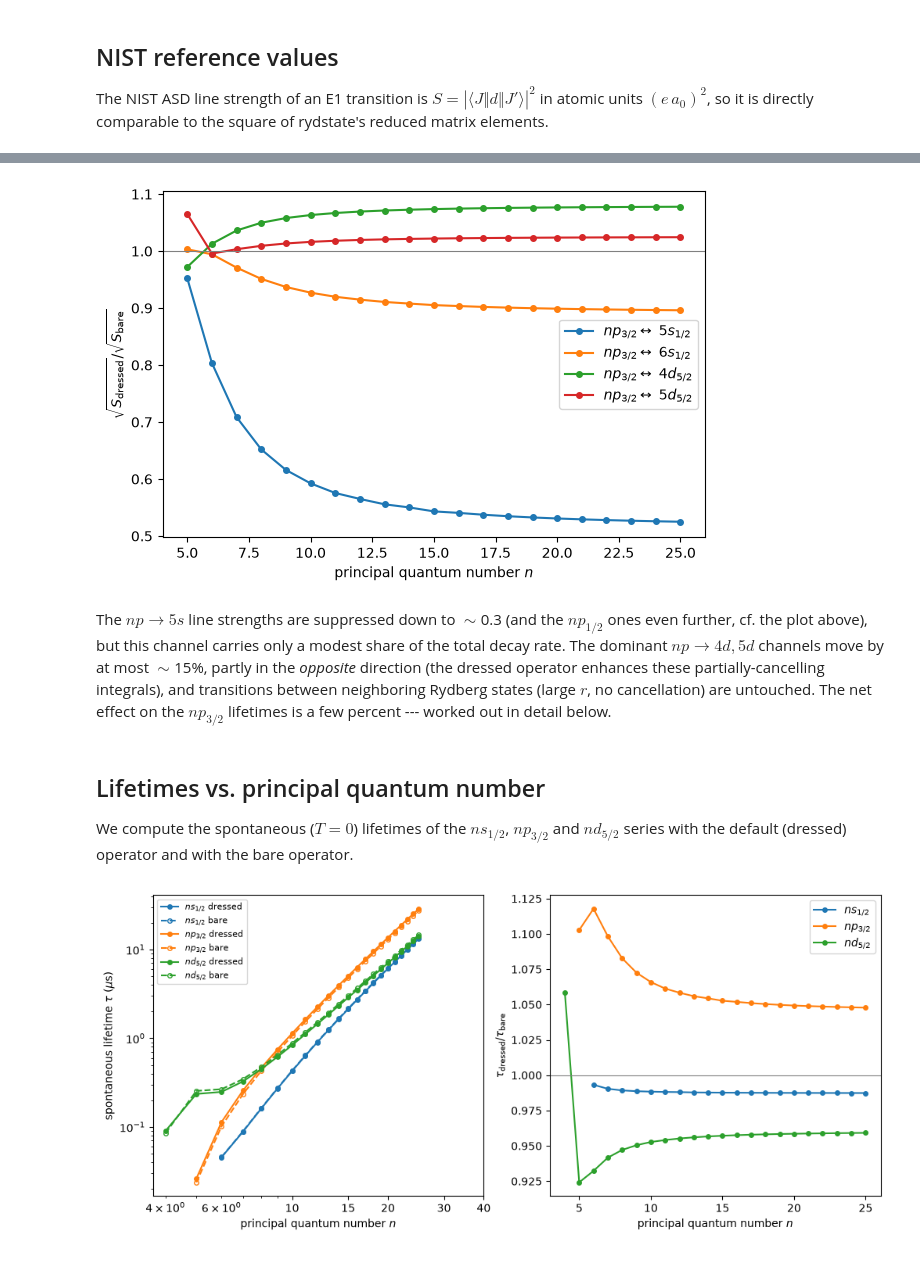
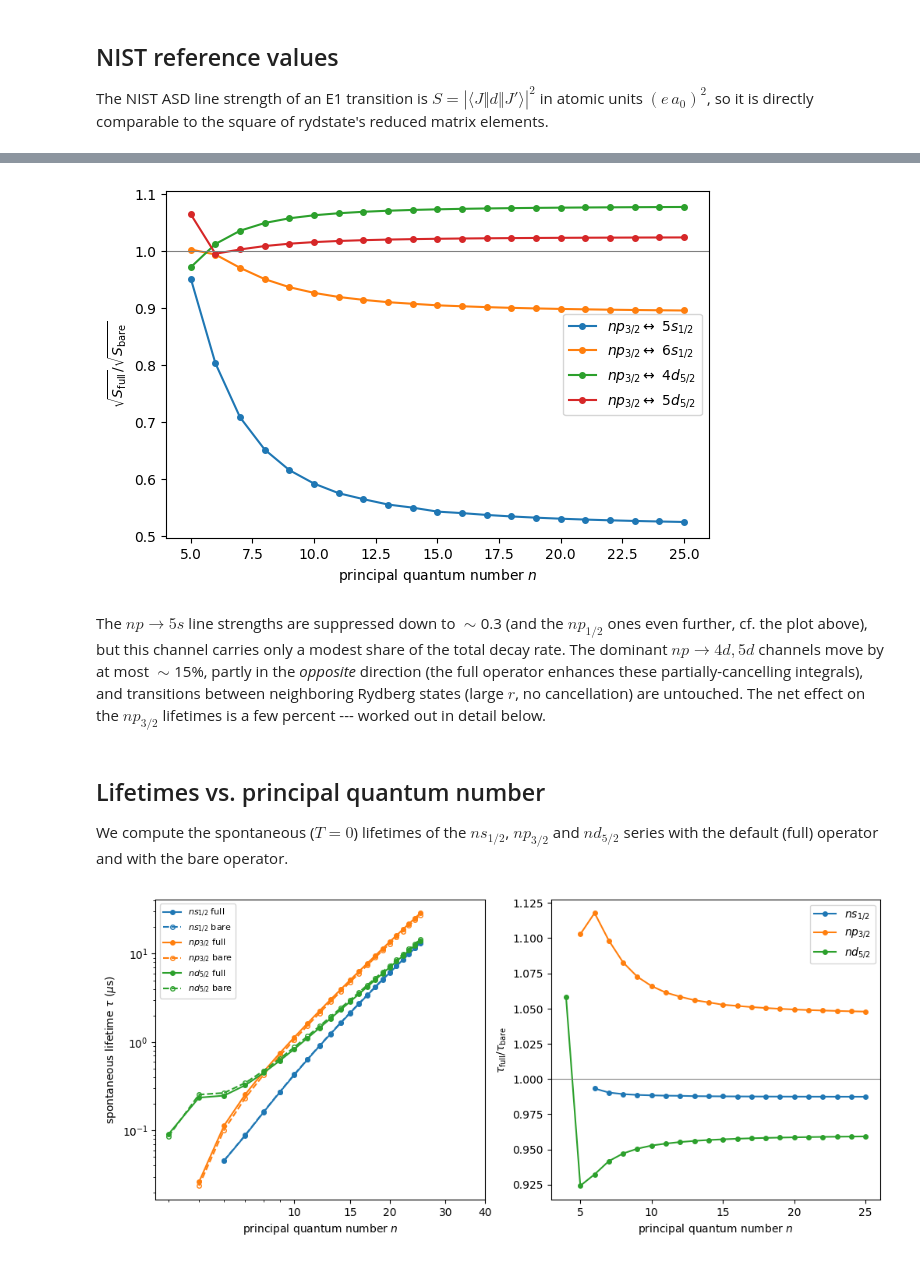
Before and after one commit to johannes-moegerle/rydstate, a Jupyter notebook: docs/examples/comparisons/compare_nist_matrix_elements.ipynb, the cells around one changed output, grey strips where cells are left out. Drawn from its saved outputs; the diff is of its cells as text; code cells hidden in the pictures.

```diff
--- a/docs/examples/comparisons/compare_nist_matrix_elements.ipynb
+++ b/docs/examples/comparisons/compare_nist_matrix_elements.ipynb
@@ -102,0 +72,22 @@ for n in (5, 6, 10, 15, 20):
+# %%
+n_max = 30
+matrix_elements: dict[str, dict[tuple[int, float], float]] = {}
+
+for potential in ["coulomb", "fei_2009", "marinescu_1994"]:
+    basis_ns = rydstate.BasisSQDT("Rb", n=(0, n_max), l_r=(0, 0), potential_class=potential)
+    ground_state = basis_ns.sort_states("nu").states[0]
+    basis_np = rydstate.BasisSQDT("Rb", n=(0, n_max), l_r=(1, 1), potential_class=potential)
+
+    matrix_elements[potential + " - bare"] = {
+        (state.n, state.calc_exp_qn("j_r")): state.calc_reduced_matrix_element(
+            ground_state, "electric_dipole_rydberg", unit="e a0"
+        )
+        for state in basis_np.states
+    }
+
+    matrix_elements[potential + " - full"] = {
+        (state.n, state.calc_exp_qn("j_r")): state.calc_reduced_matrix_element(
+            ground_state, "electric_dipole", unit="e a0"
+        )
+        for state in basis_np.states
+    }
@@ -171,8 +183,8 @@ for ax, label in zip(axes.flat, lower_states, strict=True):
     n_list = basis_np.calc_exp_qn("n")
     me_bare_low = basis_np.calc_reduced_matrix_element(lower_states[label], "electric_dipole_rydberg", unit="e a0")
     ax.plot(n_list, np.abs(me_bare_low), "C0o-", markersize=4, label="bare")
-    me_dressed_low = basis_np.calc_reduced_matrix_element(lower_states[label], "electric_dipole", unit="e a0")
-    ax.plot(n_list, np.abs(me_dressed_low), "C1s-", markersize=4, label="dressed")
+    me_full_low = basis_np.calc_reduced_matrix_element(lower_states[label], "electric_dipole", unit="e a0")
+    ax.plot(n_list, np.abs(me_full_low), "C1s-", markersize=4, label="full")
 
     ax.set_xscale("log")
     ax.set_yscale("log")
@@ -196,10 +208,10 @@ fig, ax = plt.subplots(figsize=(7, 4.5))
 for i, label in enumerate(lower_states):
     n_list = basis_np.calc_exp_qn("n")
     me_bare_low = basis_np.calc_reduced_matrix_element(lower_states[label], "electric_dipole_rydberg", unit="e a0")
-    me_dressed_low = basis_np.calc_reduced_matrix_element(lower_states[label], "electric_dipole", unit="e a0")
+    me_full_low = basis_np.calc_reduced_matrix_element(lower_states[label], "electric_dipole", unit="e a0")
     ax.plot(
         n_list,
-        np.abs(me_dressed_low / me_bare_low),
+        np.abs(me_full_low / me_bare_low),
         f"C{i}o-",
         markersize=4,
         label=rf"$np_{{3/2}} \leftrightarrow$ {label}",
@@ -207,23 +219,23 @@ for i, label in enumerate(lower_states):
 
 ax.axhline(1, color="gray", lw=0.8)
 ax.set_xlabel("principal quantum number $n$")
-ax.set_ylabel(r"$\sqrt{S_\mathrm{dressed}} / \sqrt{S_\mathrm{bare}}$")
+ax.set_ylabel(r"$\sqrt{S_\mathrm{full}} / \sqrt{S_\mathrm{bare}}$")
 ax.legend()
 
 plt.show()
 # %% [output]
-[figure, old version]
+[figure, new version]
 # %% [markdown]
 The $np \rightarrow 5s$ line strengths are suppressed down to $\sim$0.3 (and the $np_{1/2}$ ones even further, cf. the plot above),
 but this channel carries only a modest share of the total decay rate.
-The dominant $np \rightarrow 4d, 5d$ channels move by at most $\sim$15%, partly in the *opposite* direction (the dressed operator enhances these partially-cancelling integrals),
+The dominant $np \rightarrow 4d, 5d$ channels move by at most $\sim$15%, partly in the *opposite* direction (the full operator enhances these partially-cancelling integrals),
 and transitions between neighboring Rydberg states (large $r$, no cancellation) are untouched.
 The net effect on the $np_{3/2}$ lifetimes is a few percent --- worked out in detail below.
 # %% [markdown]
 ## Lifetimes vs. principal quantum number
 
 We compute the spontaneous ($T = 0$) lifetimes of the $ns_{1/2}$, $np_{3/2}$ and $nd_{5/2}$ series
-with the default (dressed) operator and with the bare operator.
+with the default (full) operator and with the bare operator.
 # %%
 series = {
     "$ns_{1/2}$": rydstate.BasisSQDT("Rb", n=(6, 25), l_r=(0, 0), f_tot=(0.5, 0.5), m=(0.5, 0.5)),
@@ -231,9 +243,7 @@ series = {
     "$nd_{5/2}$": rydstate.BasisSQDT("Rb", n=(0, 25), l_r=(2, 2), f_tot=(2.5, 2.5), m=(0.5, 0.5)),
 }
 
-lifetimes_dressed = {
-    label: [state.get_lifetime(unit="us") for state in basis.states] for label, basis in series.items()
-}
+lifetimes_full = {label: [state.get_lifetime(unit="us") for state in basis.states] for label, basis in series.items()}
 
 element_properties = rydstate.species.rubidium.ElementPropertiesRubidium
 alpha_closed_shell_core = element_properties.alpha_closed_shell_core
@@ -247,25 +257,25 @@ element_properties.alpha_closed_shell_core = alpha_closed_shell_core  # restore
 # %%
 fig, (ax_tau, ax_ratio) = plt.subplots(1, 2, figsize=(12, 5))
 
 for i, (label, basis) in enumerate(series.items()):
     n_list = basis.calc_exp_qn("n")
-    ax_tau.plot(n_list, lifetimes_dressed[label], f"C{i}o-", markersize=4, label=f"{label} dressed")
+    ax_tau.plot(n_list, lifetimes_full[label], f"C{i}o-", markersize=4, label=f"{label} full")
     ax_tau.plot(n_list, lifetimes_bare[label], f"C{i}o--", fillstyle="none", markersize=4, label=f"{label} bare")
-    ratio = np.array(lifetimes_dressed[label]) / np.array(lifetimes_bare[label])
+    ratio = np.array(lifetimes_full[label]) / np.array(lifetimes_bare[label])
     ax_ratio.plot(n_list, ratio, f"C{i}o-", markersize=4, label=label)
 
 ax_tau.set_xscale("log")
 ax_tau.set_yscale("log")
 ax_tau.set_xticks([10, 15, 20, 30, 40], labels=["10", "15", "20", "30", "40"])
 ax_tau.set_xlabel("principal quantum number $n$")
 ax_tau.set_ylabel(r"spontaneous lifetime $\tau$ ($\mu$s)")
 ax_tau.legend(fontsize=8)
 
 ax_ratio.axhline(1, color="gray", lw=0.8)
 ax_ratio.set_xlabel("principal quantum number $n$")
-ax_ratio.set_ylabel(r"$\tau_\mathrm{dressed} / \tau_\mathrm{bare}$")
+ax_ratio.set_ylabel(r"$\tau_\mathrm{full} / \tau_\mathrm{bare}$")
 ax_ratio.legend()
 
 plt.show()
 # %% [output]
-[figure, old version]
+[figure, new version]
```
Also changed, not shown: parts of 9 cells of this notebook.
